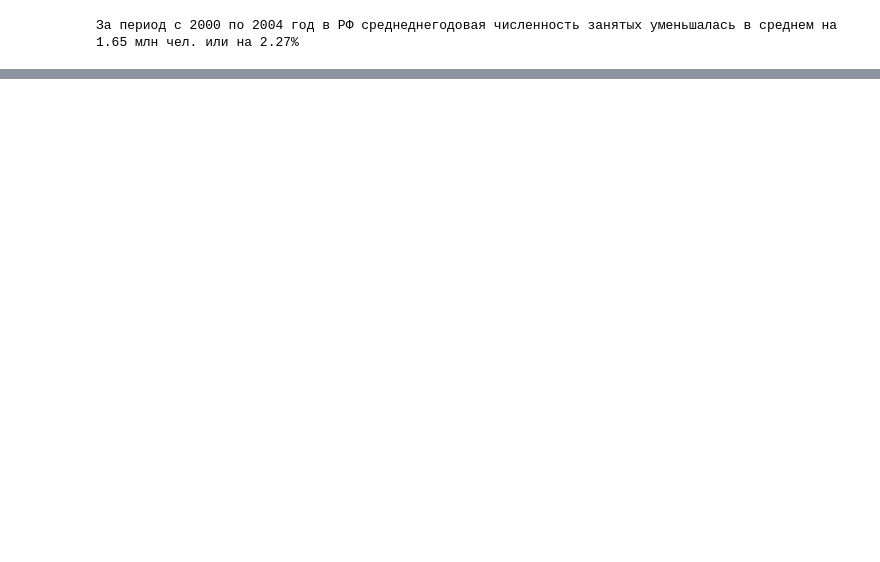
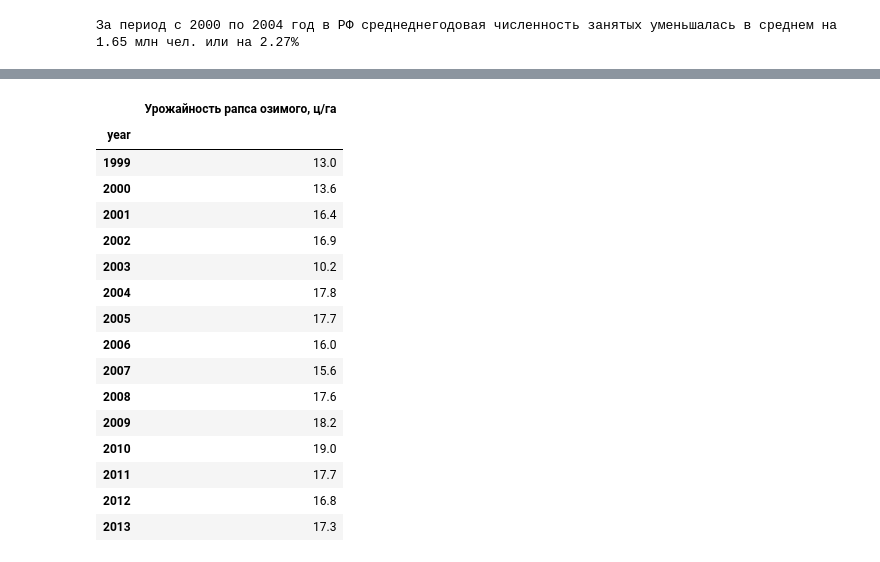
Before and after one commit to luculliano/stat_projects, a Jupyter notebook: stat_methods/dynamics_series.ipynb, the cells around one changed output, grey strips where cells are left out. Drawn from its saved outputs; the diff is of its cells as text; code cells hidden in the pictures; blank space fills up the shorter version.

```diff
--- a/stat_methods/dynamics_series.ipynb
+++ b/stat_methods/dynamics_series.ipynb
@@ -281,0 +320,29 @@ Text(2003.2, 68.89999999999999, 'средняя')
+# %%
+# Таблица 1 – Урожайность рапса озимого по Российской Федерации
+# (в хозяйствах всех категорий; центнеров с одного гектара убранной площади).
+
+source_data = pd.DataFrame({
+    'Урожайность рапса озимого, ц/га': (13.0, 13.6, 16.4, 16.9, 10.2, 17.8, 17.7,
+                                        16.0, 15.6, 17.6, 18.2, 19.0, 17.7, 16.8, 17.3)},
+    index=(1999, 2000, 2001, 2002, 2003, 2004, 2005, 2006, 2007, 2008, 2009, 2010, 2011, 2012, 2013)
+)
+source_data.index.name = 'year'
+source_data
+# %% [output]
+|  | Урожайность рапса озимого, ц/га |
+| year |  |
+| 1999 | 13.0 |
+| 2000 | 13.6 |
+| 2001 | 16.4 |
+| 2002 | 16.9 |
+| 2003 | 10.2 |
+| 2004 | 17.8 |
+| 2005 | 17.7 |
+| 2006 | 16.0 |
+| 2007 | 15.6 |
+| 2008 | 17.6 |
+| 2009 | 18.2 |
+| 2010 | 19.0 |
+| 2011 | 17.7 |
+| 2012 | 16.8 |
+| 2013 | 17.3 |
```
Also changed, not shown: parts of 8 cells of this notebook, 5 other files.
